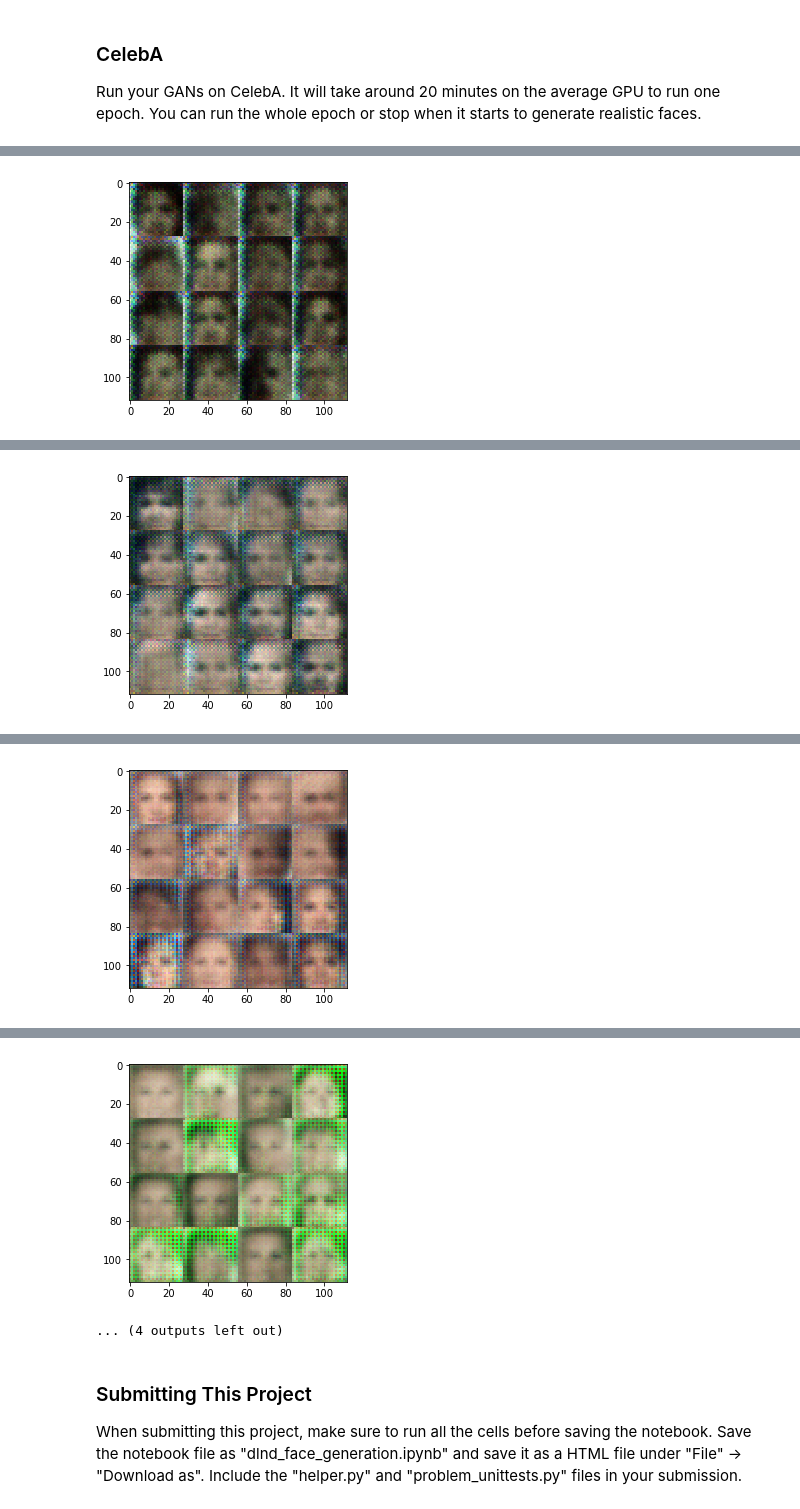
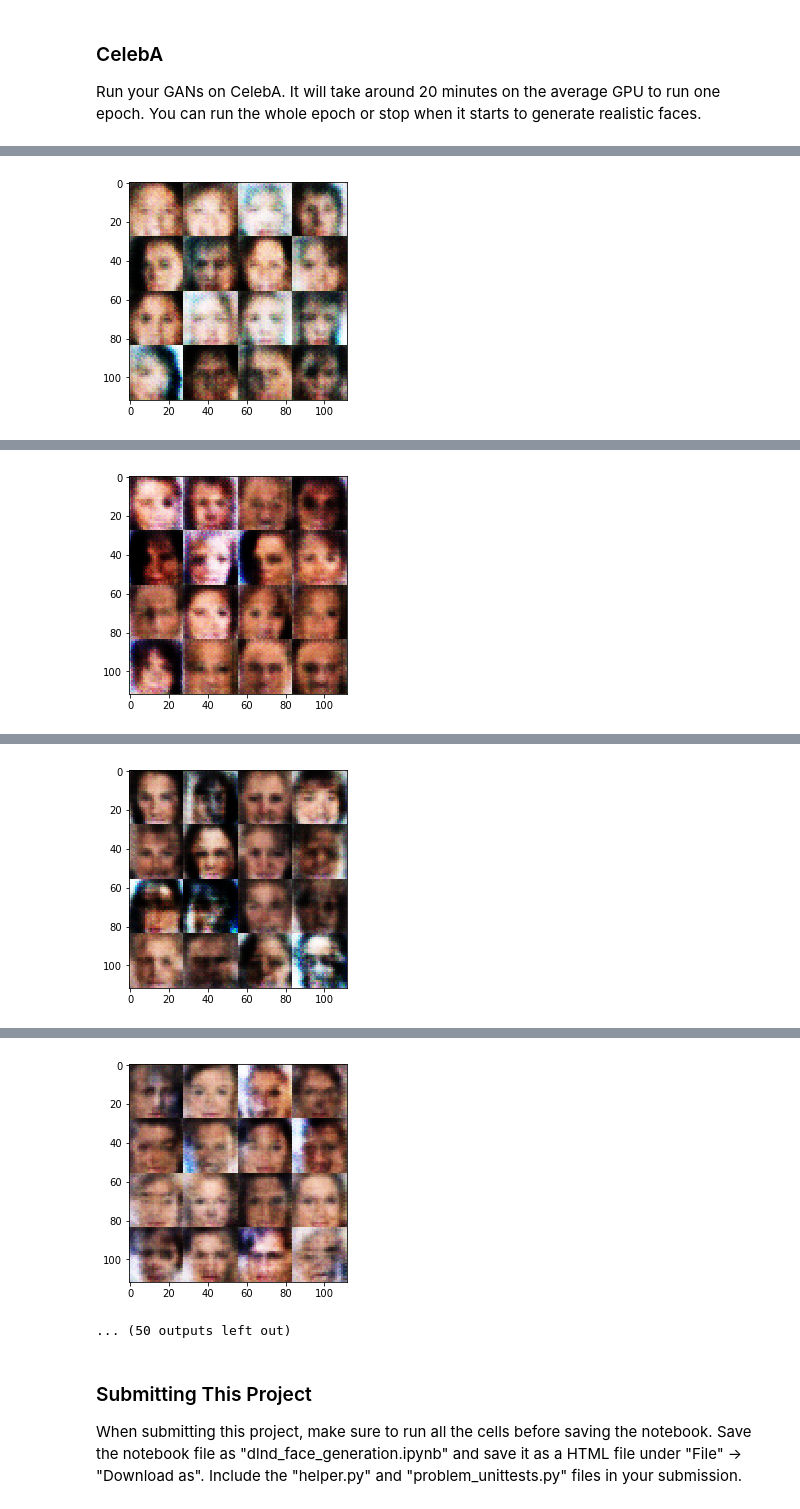
Before and after one commit to xueweiyema/face_generation, a Jupyter notebook: dlnd_face_generation.ipynb, the cells around one changed output, grey strips where cells are left out. Saved outputs shown, nothing was run; the diff lists cells and outputs as text; code cells hidden in the pictures.

```diff
--- a/dlnd_face_generation.ipynb
+++ b/dlnd_face_generation.ipynb
@@ -145,25 +145,30 @@ def discriminator(images, reuse=False):
     # TODO: Implement Function
 
     alpha=0.01
+#     add dropout
+    keep_prob=0.8
     with tf.variable_scope('discriminator',reuse=reuse):
 
 #     input layer is 28x28x3
-        x1=tf.layers.conv2d(images,64,5,strides=2,padding='same')
+        x1=tf.layers.conv2d(images,64,5,strides=2,padding='same',kernel_initializer = tf.contrib.layers.xavier_initializer())
         relu1=tf.maximum(alpha*x1,x1)
 #         14x14x32
+        dropout1=tf.nn.dropout(relu1,keep_prob=keep_prob)
 
-        x2=tf.layers.conv2d(relu1,128,5,strides=2,padding='same')
+        x2=tf.layers.conv2d(dropout1,128,5,strides=2,padding='same',kernel_initializer = tf.contrib.layers.xavier_initializer())
         bn2=tf.layers.batch_normalization(x2,training=True)
         relu2=tf.maximum(alpha*bn2,bn2)
 #         7x7x128
+        dropout2=tf.nn.dropout(relu2,keep_prob)
 
-        x3=tf.layers.conv2d(relu2,256,5,strides=2,padding='same')
+        x3=tf.layers.conv2d(dropout2,256,5,strides=2,padding='same',kernel_initializer = tf.contrib.layers.xavier_initializer())
         bn3=tf.layers.batch_normalization(x3,training=True)
         relu3=tf.maximum(alpha*bn3,bn3)
 #         4x4x256
+        dropout3=tf.nn.dropout(relu3,keep_prob)
 
 #         Flatten it
-        flat=tf.reshape(relu3,(-1,4*4*256))
+        flat=tf.reshape(dropout3,(-1,4*4*256))
         logits=tf.layers.dense(flat,1)
         out=tf.sigmoid(logits)
 
@@ -201,18 +206,18 @@ def generator(z, out_channel_dim, is_train=True):
         x1=tf.maximum(alpha*x1,x1)
 #         7x7x512 now
 
-        x2=tf.layers.conv2d_transpose(x1,256,5,strides=2,padding='same')
+        x2=tf.layers.conv2d_transpose(x1,256,5,strides=2,padding='same',kernel_initializer = tf.contrib.layers.xavier_initializer())
         x2=tf.layers.batch_normalization(x2,training=is_train)
         x2=tf.maximum(alpha*x2,x2)
 #         14x14x256 now
 
-        x3=tf.layers.conv2d_transpose(x2,128,5,strides=2,padding='same')
+        x3=tf.layers.conv2d_transpose(x2,128,5,strides=2,padding='same',kernel_initializer = tf.contrib.layers.xavier_initializer())
         x3=tf.layers.batch_normalization(x3,training=is_train)
         x3=tf.maximum(alpha*x3,x3)
 #         28x28x128 now
 
-        logits=tf.layers.conv2d_transpose(x3,out_channel_dim,5,strides=1,padding='same')
-        out=tf.tanh(logits)
+        logits=tf.layers.conv2d_transpose(x3,out_channel_dim,5,strides=1,padding='same',kernel_initializer = tf.contrib.layers.xavier_initializer())
+        out=0.5*tf.tanh(logits)
 
     return out
 
@@ -240,10 +245,13 @@ def model_loss(input_real, input_z, out_channel_dim):
     # TODO: Implement Function
     g_model=generator(input_z,out_channel_dim)
 
+#     add smooth
+    smooth=0.1
+
     d_model_real,d_logits_real=discriminator(input_real,reuse=False)
     d_model_fake,d_logits_fake=discriminator(g_model,reuse=True)
 
-    d_loss_real=tf.reduce_mean(tf.nn.sigmoid_cross_entropy_with_logits(logits=d_logits_real,labels=tf.ones_like(d_model_real)))
+    d_loss_real=tf.reduce_mean(tf.nn.sigmoid_cross_entropy_with_logits(logits=d_logits_real,labels=tf.ones_like(d_model_real)*(1-smooth)))
     d_loss_fake=tf.reduce_mean(tf.nn.sigmoid_cross_entropy_with_logits(logits=d_logits_fake,labels=tf.zeros_like(d_model_fake)))
 
     g_loss=tf.reduce_mean(tf.nn.sigmoid_cross_entropy_with_logits(logits=d_logits_fake,labels=tf.ones_like(d_model_fake)))
@@ -374,6 +382,7 @@ def train(epoch_count, batch_size, z_dim, learning_rate, beta1, get_batches, dat
 #                 Run optimizers
                 sess.run(d_opt,feed_dict={input_real:batch_images,input_z:batch_z,learn_rate:learning_rate})
                 sess.run(g_opt,feed_dict={input_real:batch_images,input_z:batch_z,learn_rate:learning_rate})
+                sess.run(g_opt,feed_dict={input_z:batch_z,input_real:batch_images,learn_rate:learning_rate})
 
                 if steps%100 == 0:
 #                     show 100 steps losses
@@ -426,7 +435,7 @@ Run your GANs on CelebA.  It will take around 20 minutes on the average GPU to r
 # %%
 batch_size =  64
 z_dim = 128
-learning_rate = 0.0002
+learning_rate = 0.0001
 beta1 = 0.5
 
 
@@ -448 +457 @@ Epoch 1/1... Discriminator Loss: 0.0036... Generator Loss: 11.8102
-[figure, old version]
+[figure, new version]
@@ -450 +459 @@ Epoch 1/1... Discriminator Loss: 2.8306... Generator Loss: 12.5367
-[figure, old version]
+[figure, new version]
@@ -452 +461 @@ Epoch 1/1... Discriminator Loss: 0.1876... Generator Loss: 2.4813
-[figure, old version]
+[figure, new version]
@@ -454,5 +463,5 @@ Epoch 1/1... Discriminator Loss: 0.0530... Generator Loss: 8.5491
-[figure, old version]
+[figure, new version]
-... (4 outputs left out)
+... (50 outputs left out)
 # %% [markdown]
 ### Submitting This Project
 When submitting this project, make sure to run all the cells before saving the notebook. Save the notebook file as "dlnd_face_generation.ipynb" and save it as a HTML file under "File" -> "Download as". Include the "helper.py" and "problem_unittests.py" files in your submission.
```
Also changed, not shown: parts of 2 cells of this notebook, 2 other files.
